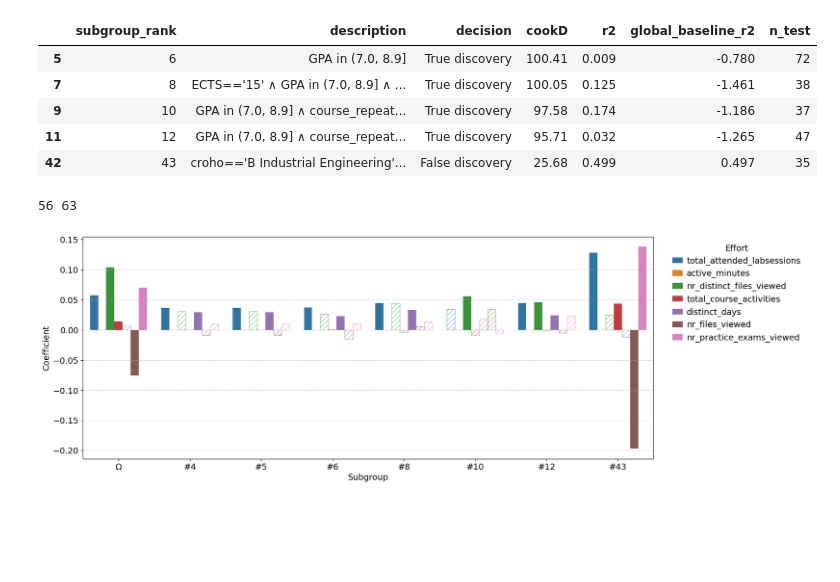
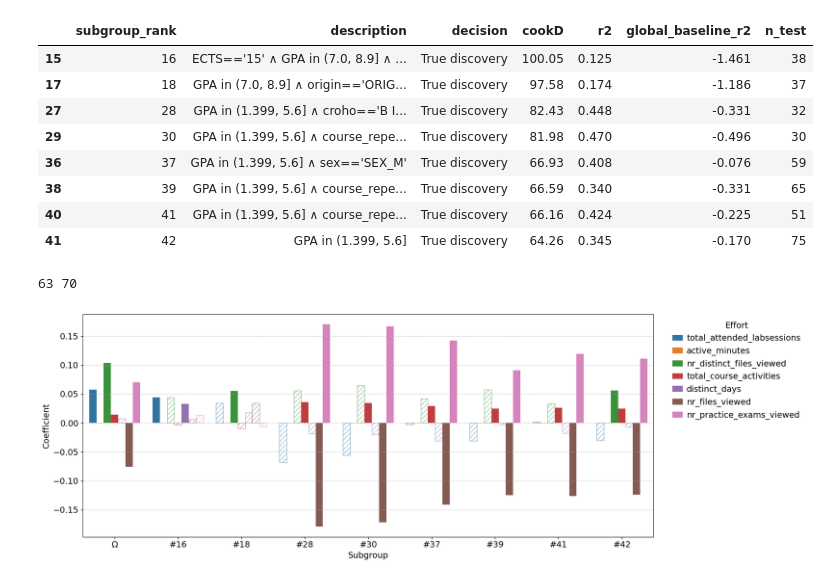
Before and after one commit to TvanGorcum/EMM_Group_4, a Jupyter notebook: inspect_private_fda.ipynb, the cells around one changed output. Saved outputs shown, nothing was run; the diff lists cells and outputs as text; code cells hidden in the pictures; blank space fills up the shorter version.

```diff
--- a/inspect_private_fda.ipynb
+++ b/inspect_private_fda.ipynb
@@ -128,22 +126,25 @@ Name: count, dtype: int64
 # %%
 df = pd.read_csv('results/coefs_fda.csv')
 
 # Create display labels: #1, #2, ...
-chosen = [6, 8, 10, 12, 43]#[5, 7, 16, 27]#[5, 7, 16, 27, 37, 40, 42, 44]##
+chosen = [ 16, 18, 28, 30, 37, 39, 41, 42]# 6, 9, 12,21, 27
 
 
 df_lins = df[df['subgroup'].isin(['#'+str(i) for i in chosen] + ['Ω'])]
 
 df_lins = df_lins[df_lins['term'] != 'const']
 
 df_s[df_s['subgroup_rank'].isin(chosen )][['subgroup_rank', 'description', 'decision', 'cookD', 'r2', 'global_baseline_r2', 'n_test']]
 # %% [output]
 |  | subgroup_rank | description | decision | cookD | r2 | global_baseline_r2 | n_test |
-| 5 | 6 | GPA in (7.0, 8.9] | True discovery | 100.41 | 0.009 | -0.780 | 72 |
-| 7 | 8 | ECTS=='15' ∧ GPA in (7.0, 8.9] ∧ ... | True discovery | 100.05 | 0.125 | -1.461 | 38 |
-| 9 | 10 | GPA in (7.0, 8.9] ∧ course_repeat... | True discovery | 97.58 | 0.174 | -1.186 | 37 |
-| 11 | 12 | GPA in (7.0, 8.9] ∧ course_repeat... | True discovery | 95.71 | 0.032 | -1.265 | 47 |
-| 42 | 43 | croho=='B Industrial Engineering'... | False discovery | 25.68 | 0.499 | 0.497 | 35 |
+| 15 | 16 | ECTS=='15' ∧ GPA in (7.0, 8.9] ∧ ... | True discovery | 100.05 | 0.125 | -1.461 | 38 |
+| 17 | 18 | GPA in (7.0, 8.9] ∧ origin=='ORIG... | True discovery | 97.58 | 0.174 | -1.186 | 37 |
+| 27 | 28 | GPA in (1.399, 5.6] ∧ croho=='B I... | True discovery | 82.43 | 0.448 | -0.331 | 32 |
+| 29 | 30 | GPA in (1.399, 5.6] ∧ course_repe... | True discovery | 81.98 | 0.470 | -0.496 | 30 |
+| 36 | 37 | GPA in (1.399, 5.6] ∧ sex=='SEX_M' | True discovery | 66.93 | 0.408 | -0.076 | 59 |
+| 38 | 39 | GPA in (1.399, 5.6] ∧ course_repe... | True discovery | 66.59 | 0.340 | -0.331 | 65 |
+| 40 | 41 | GPA in (1.399, 5.6] ∧ course_repe... | True discovery | 66.16 | 0.424 | -0.225 | 51 |
+| 41 | 42 | GPA in (1.399, 5.6] | True discovery | 64.26 | 0.345 | -0.170 | 75 |
 # %%
 
 import seaborn as sns
@@ -221,5 +222,5 @@ sig_handles = [
 plt.tight_layout()
 plt.show()
 # %% [output]
-56 63
+63 70
-[figure, old version]
+[figure, new version]
```
Also changed, not shown: parts of 4 cells of this notebook, 5 other files.
